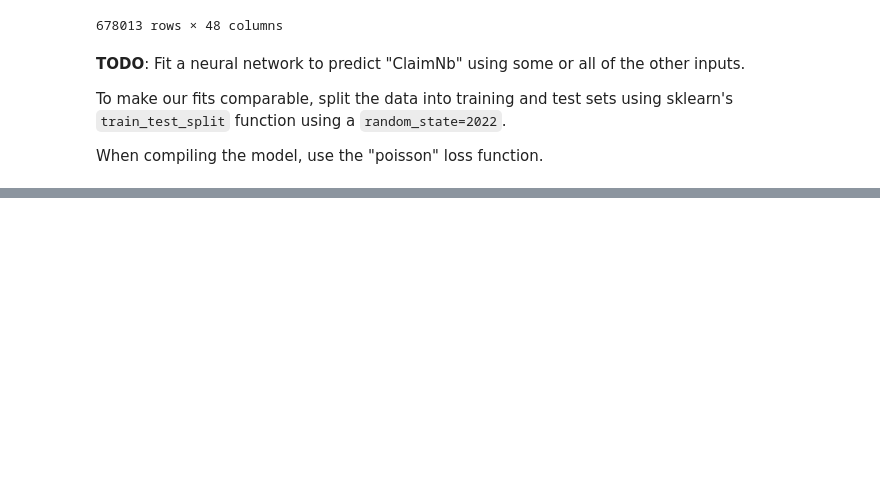
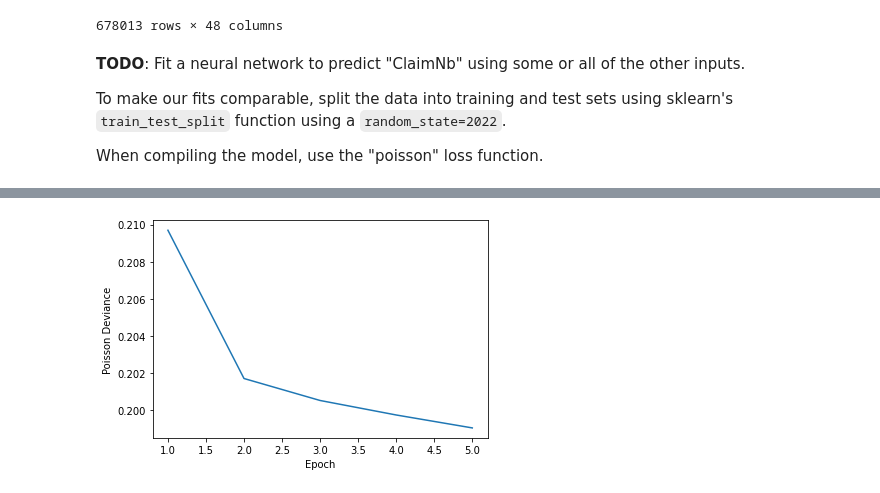
Before and after one commit to kchu1711/actl3143, a Jupyter notebook: week 2/French_motor_SW2.ipynb, the cells around one changed output, grey strips where cells are left out. Cells and saved outputs as stored; diff of their text form; code cells hidden in the pictures; blank space fills up the shorter version.

```diff
--- a/week 2/French_motor_SW2.ipynb
+++ b/week 2/French_motor_SW2.ipynb
@@ -46,0 +212,7 @@ When compiling the model, use the "poisson" loss function.
+# %%
+#loss function
+plt.plot(range(1, 6), hist.history["loss"])
+plt.xlabel("Epoch")
+plt.ylabel("Poisson Deviance");
+# %% [output]
+[figure, added]
```
Also changed, not shown: parts of 41 cells of this notebook.
